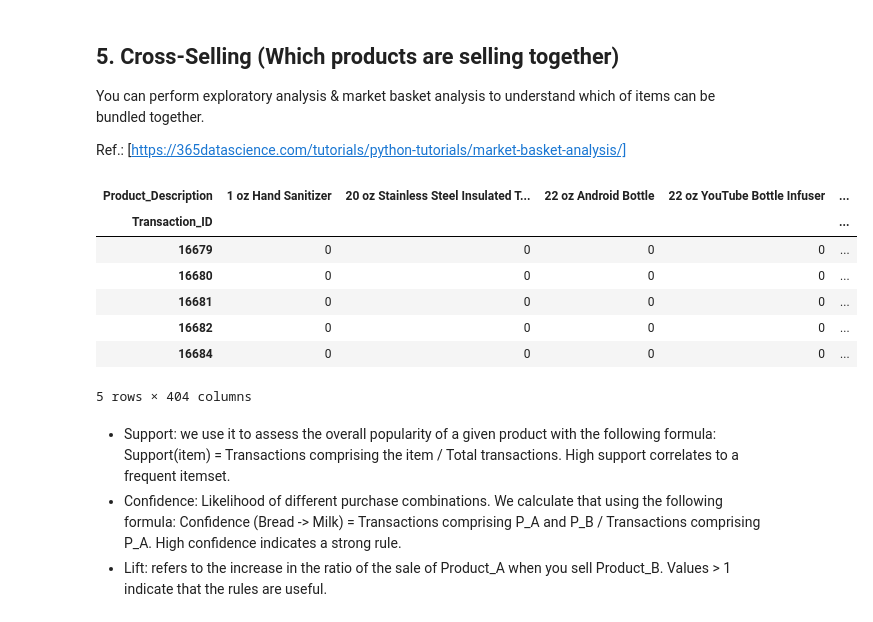
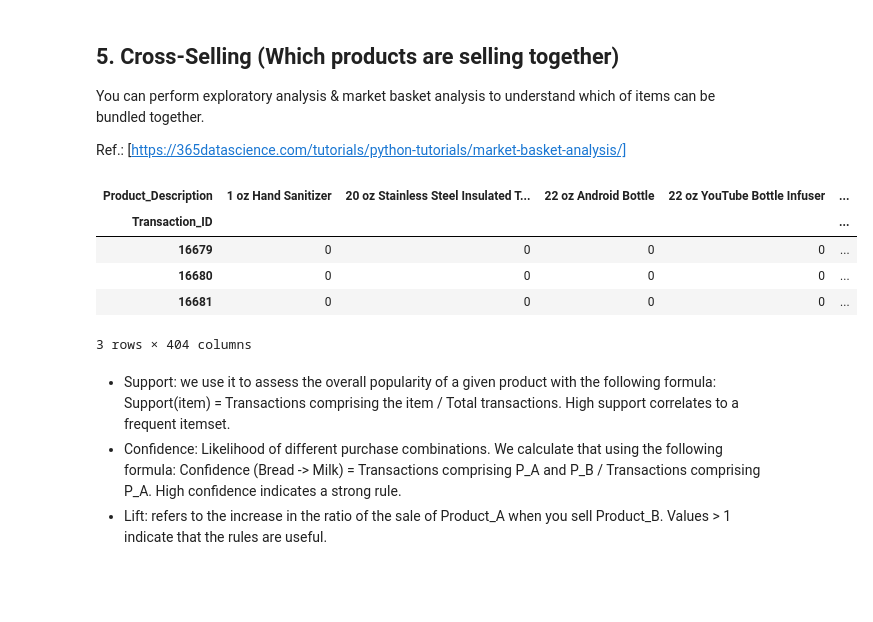
Before and after one commit to mateusengq/MKT-INSIGHTS-ECOMMERCE, a Jupyter notebook: NOTEBOOK/Business_Questions_Group5.ipynb, the cells around one changed output. Drawn from its saved outputs; the diff is of its cells as text; code cells hidden in the pictures; blank space fills up the shorter version.

```diff
--- a/NOTEBOOK/Business_Questions_Group5.ipynb
+++ b/NOTEBOOK/Business_Questions_Group5.ipynb
@@ -105,16 +105,14 @@ basket = (
 # Convert values to 1 and 0
 basket = basket.applymap(lambda x: 1 if x > 0 else 0)
 # %%
-basket.head()
+basket.head(3)
 # %% [output]
 | Product_Description | 1 oz Hand Sanitizer | 20 oz Stainless Steel Insulated T... | 22 oz Android Bottle | 22 oz YouTube Bottle Infuser | ... |
 | Transaction_ID |  |  |  |  | ... |
 | 16679 | 0 | 0 | 0 | 0 | ... |
 | 16680 | 0 | 0 | 0 | 0 | ... |
 | 16681 | 0 | 0 | 0 | 0 | ... |
-| 16682 | 0 | 0 | 0 | 0 | ... |
-| 16684 | 0 | 0 | 0 | 0 | ... |
-5 rows × 404 columns
+3 rows × 404 columns
 # %% [markdown]
 - Support: we use it to assess the overall popularity of a given product with the following formula: Support(item) = Transactions comprising the item / Total transactions. High support correlates to a frequent itemset.
 - Confidence: Likelihood of different purchase combinations. We calculate that using the following formula: Confidence (Bread -> Milk) = Transactions comprising P_A and P_B / Transactions comprising P_A. High confidence indicates a strong rule.
```
Also changed, not shown: parts of 4 cells of this notebook, 3 other files.
